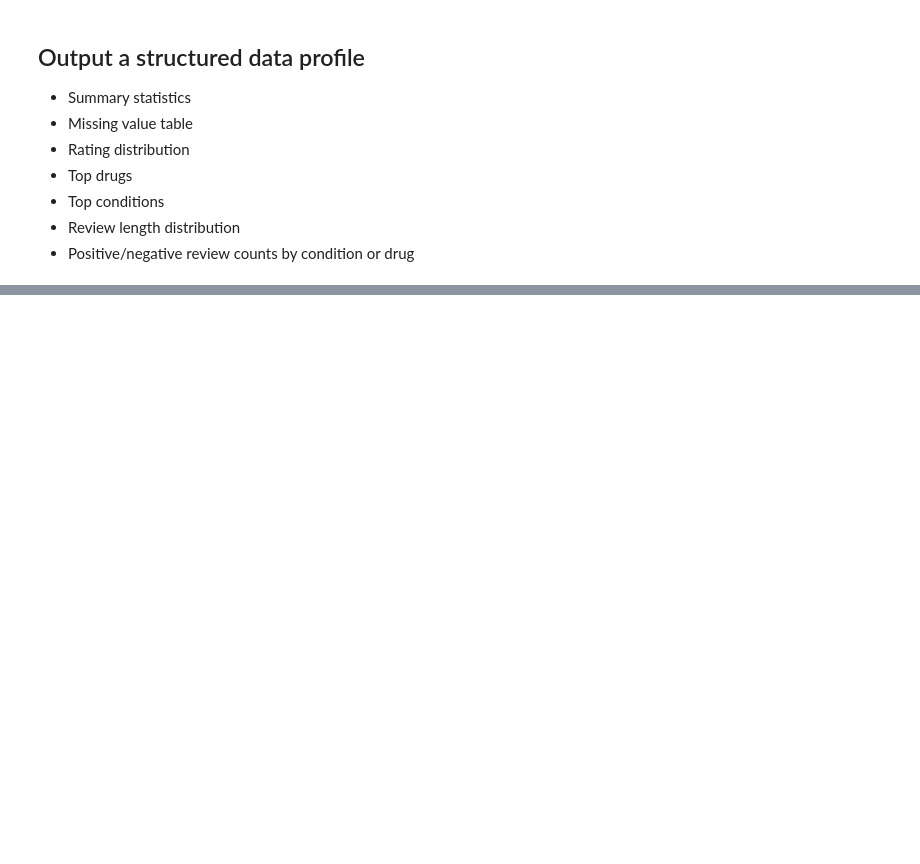
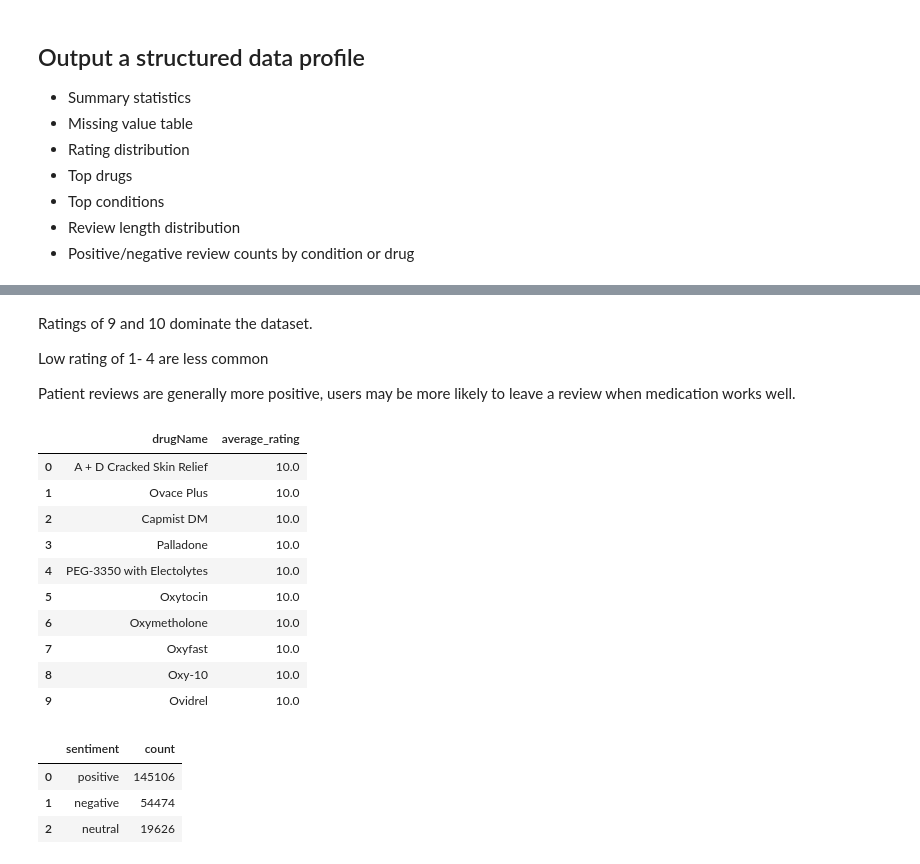
Before and after one commit to mvillanueva00/ADS-509-Final-Project, a Jupyter notebook: preprocessing/drug_review_preprocessing.ipynb, the cells around one changed output, grey strips where cells are left out. Drawn from its saved outputs; the diff is of its cells as text; code cells hidden in the pictures; blank space fills up the shorter version.

```diff
--- a/preprocessing/drug_review_preprocessing.ipynb
+++ b/preprocessing/drug_review_preprocessing.ipynb
@@ -298,0 +503,45 @@ Sentiment analysis: What elements of a review make it more helpful to others? Wh
+# %% [markdown]
+Ratings of 9 and 10 dominate the dataset.
+
+Low rating of 1- 4 are less common
+
+Patient reviews are generally more positive, users may be more likely to leave a review when medication works well.
+# %%
+# Top 10 Drugs by Average Rating
+top_drugs = (
+    cleaned_df.groupby("drugName")["rating"]
+    .mean()
+    .sort_values(ascending=False)
+    .head(10)
+    .reset_index()
+)
+
+top_drugs.columns = ["drugName", "average_rating"]
+top_drugs
+# %% [output]
+|  | drugName | average_rating |
+| 0 | A + D Cracked Skin Relief | 10.0 |
+| 1 | Ovace Plus | 10.0 |
+| 2 | Capmist DM | 10.0 |
+| 3 | Palladone | 10.0 |
+| 4 | PEG-3350 with Electolytes | 10.0 |
+| 5 | Oxytocin | 10.0 |
+| 6 | Oxymetholone | 10.0 |
+| 7 | Oxyfast | 10.0 |
+| 8 | Oxy-10 | 10.0 |
+| 9 | Ovidrel | 10.0 |
+# %%
+# Sentiment Counts
+sentiment_counts = (
+    cleaned_df["sentiment"]
+    .value_counts()
+    .reset_index()
+)
+
+sentiment_counts.columns = ["sentiment", "count"]
+sentiment_counts
+# %% [output]
+|  | sentiment | count |
+| 0 | positive | 145106 |
+| 1 | negative | 54474 |
+| 2 | neutral | 19626 |
```
Also changed, not shown: parts of 33 cells of this notebook.
